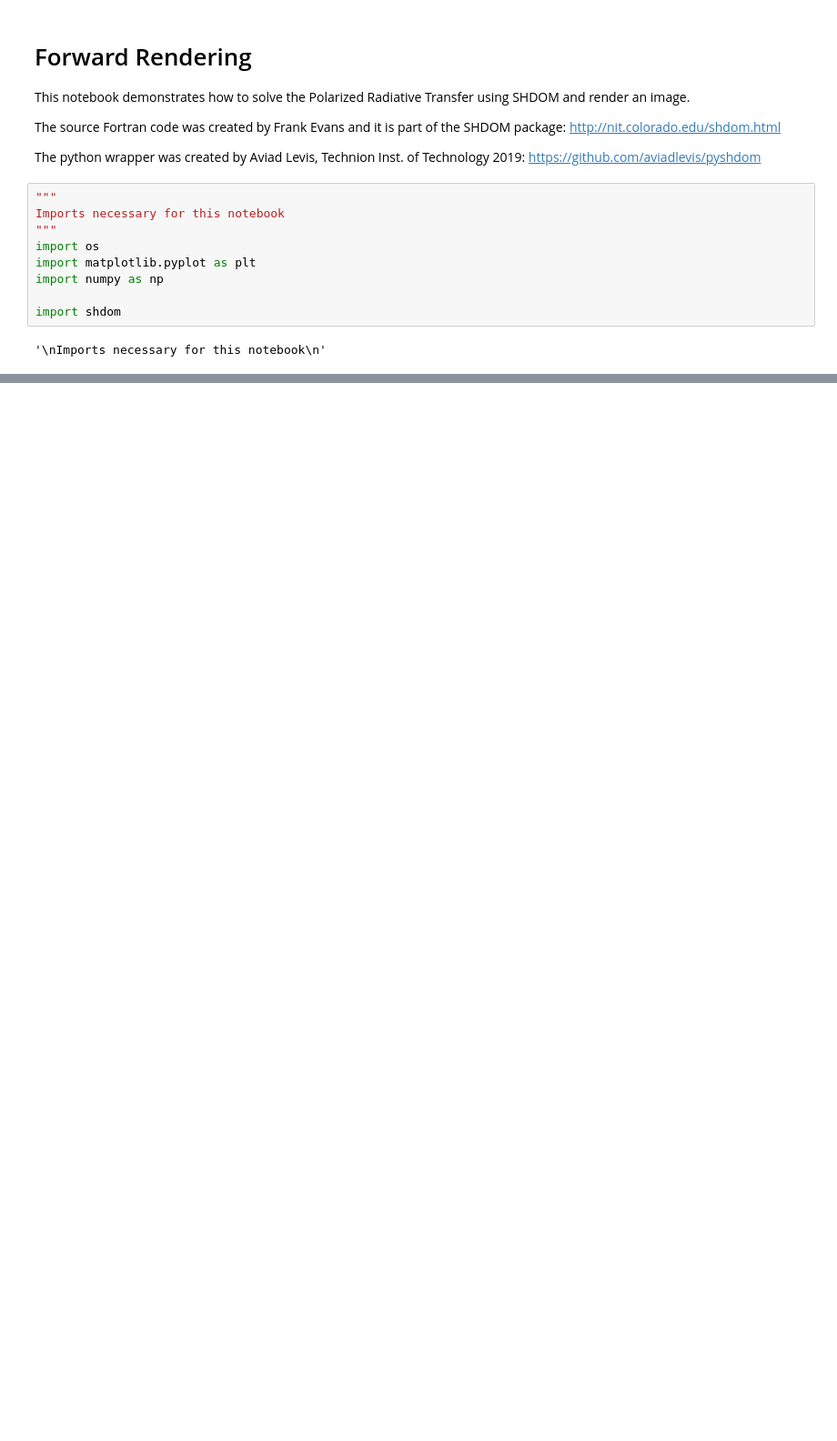
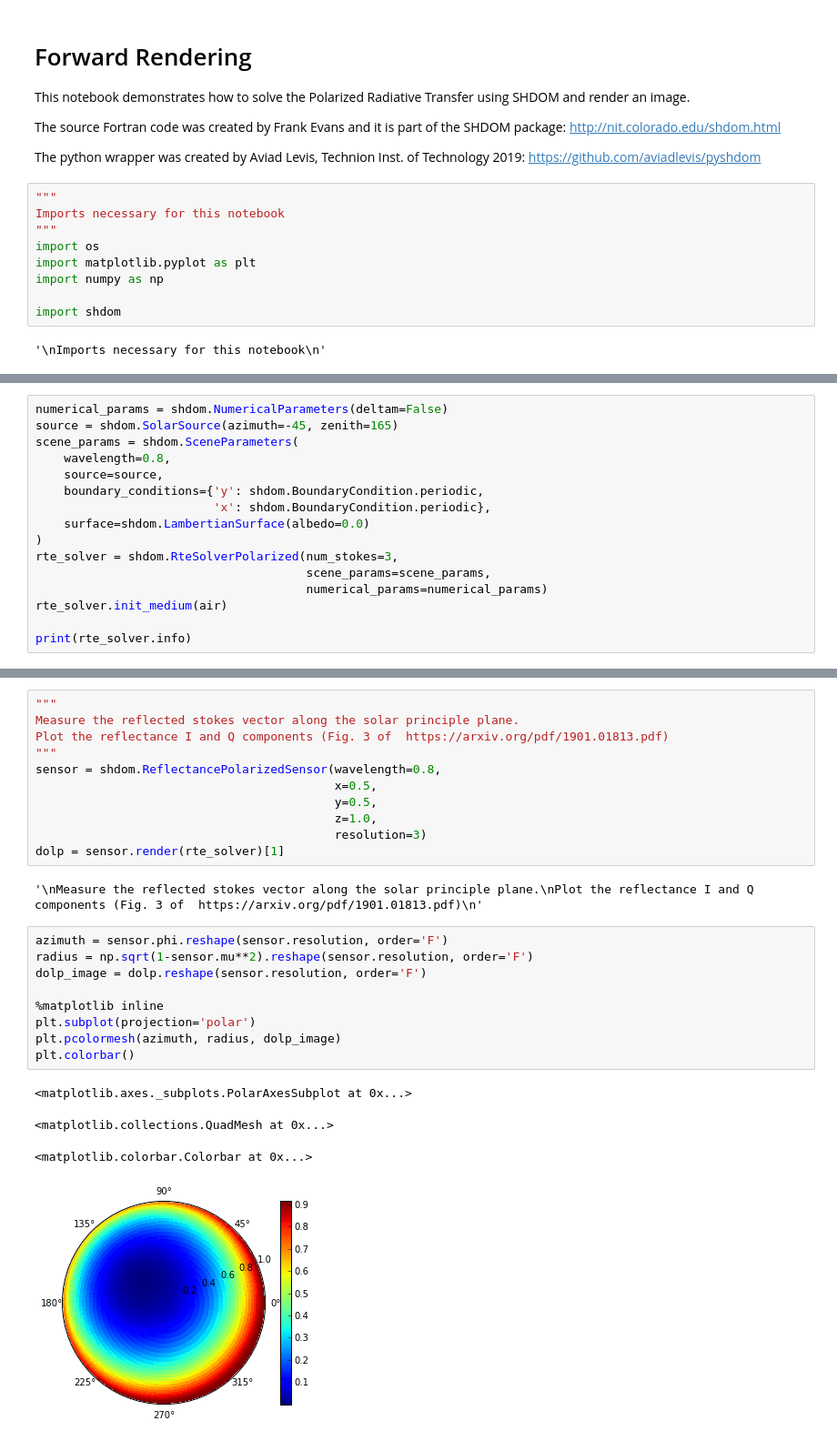
Before and after one commit to CloudTomography/AT3D, a Jupyter notebook: notebooks/Forward Rendering Polarized.ipynb, the cells around one changed output, grey strips where cells are left out. Shown at 91% size. Cells and saved outputs as stored; diff of their text form; blank space fills up the shorter version.

```diff
--- a/notebooks/Forward Rendering Polarized.ipynb
+++ b/notebooks/Forward Rendering Polarized.ipynb
@@ -19,0 +46,16 @@ import shdom
+# %%
+numerical_params = shdom.NumericalParameters(deltam=False)
+source = shdom.SolarSource(azimuth=-45, zenith=165)
+scene_params = shdom.SceneParameters(
+    wavelength=0.8,
+    source=source,
+    boundary_conditions={'y': shdom.BoundaryCondition.periodic,
+                         'x': shdom.BoundaryCondition.periodic},
+    surface=shdom.LambertianSurface(albedo=0.0)
+)
+rte_solver = shdom.RteSolverPolarized(num_stokes=3,
+                                      scene_params=scene_params,
+                                      numerical_params=numerical_params)
+rte_solver.init_medium(air)
+
+print(rte_solver.info)
@@ -19,0 +89,27 @@ import shdom
+# %%
+"""
+Measure the reflected stokes vector along the solar principle plane.
+Plot the reflectance I and Q components (Fig. 3 of  https://arxiv.org/pdf/1901.01813.pdf)
+"""
+sensor = shdom.ReflectancePolarizedSensor(wavelength=0.8,
+                                          x=0.5,
+                                          y=0.5,
+                                          z=1.0,
+                                          resolution=3)
+dolp = sensor.render(rte_solver)[1]
+# %% [output]
+'\nMeasure the reflected stokes vector along the solar principle plane.\nPlot the reflectance I and Q components (Fig. 3 of  https://arxiv.org/pdf/1901.01813.pdf)\n'
+# %%
+azimuth = sensor.phi.reshape(sensor.resolution, order='F')
+radius = np.sqrt(1-sensor.mu**2).reshape(sensor.resolution, order='F')
+dolp_image = dolp.reshape(sensor.resolution, order='F')
+
+%matplotlib inline
+plt.subplot(projection='polar')
+plt.pcolormesh(azimuth, radius, dolp_image)
+plt.colorbar()
+# %% [output]
+<matplotlib.axes._subplots.PolarAxesSubplot at 0x...>
+<matplotlib.collections.QuadMesh at 0x...>
+<matplotlib.colorbar.Colorbar at 0x...>
+[figure, added]
```
Also changed, not shown: parts of 22 cells of this notebook, 14 other files.
